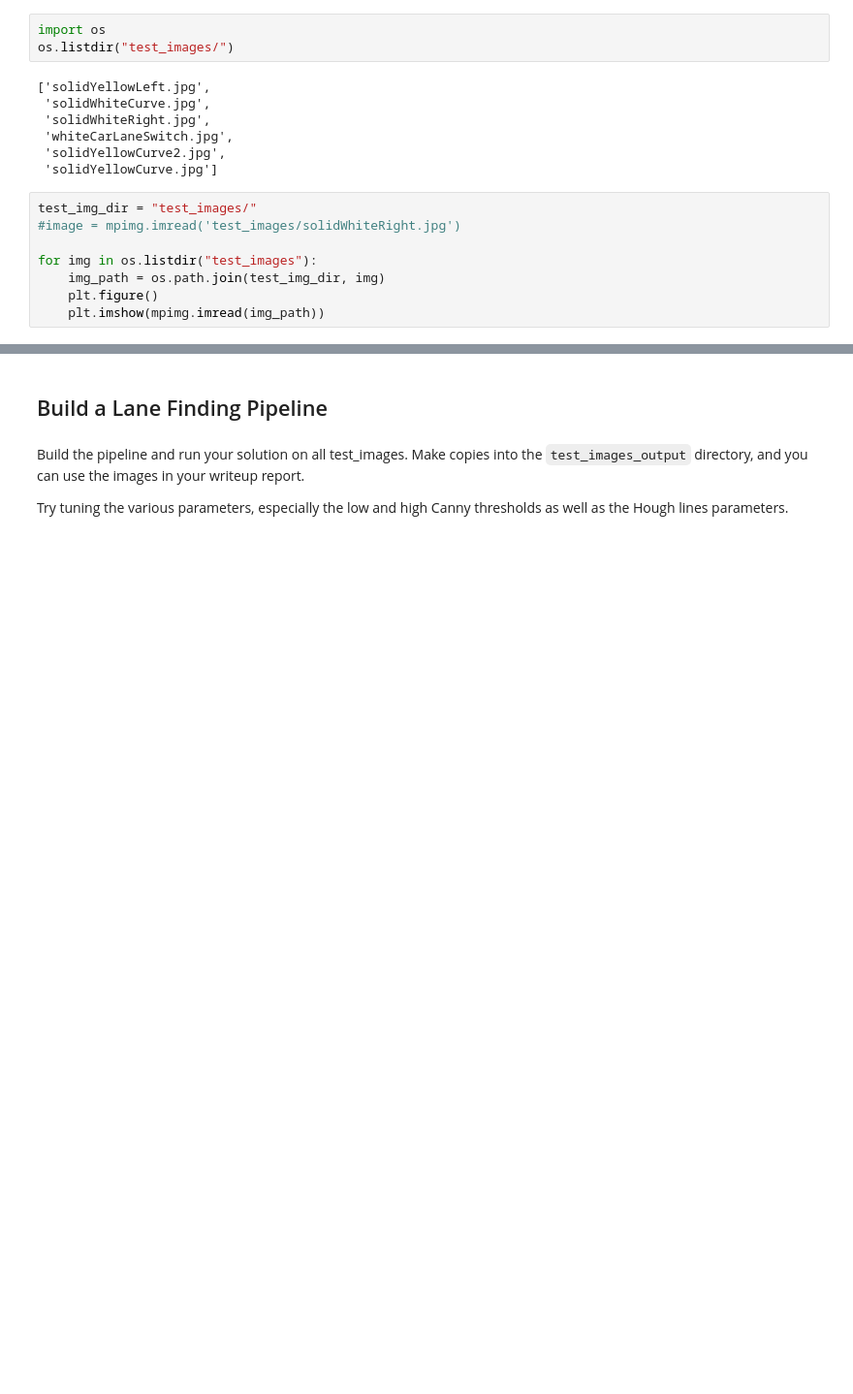
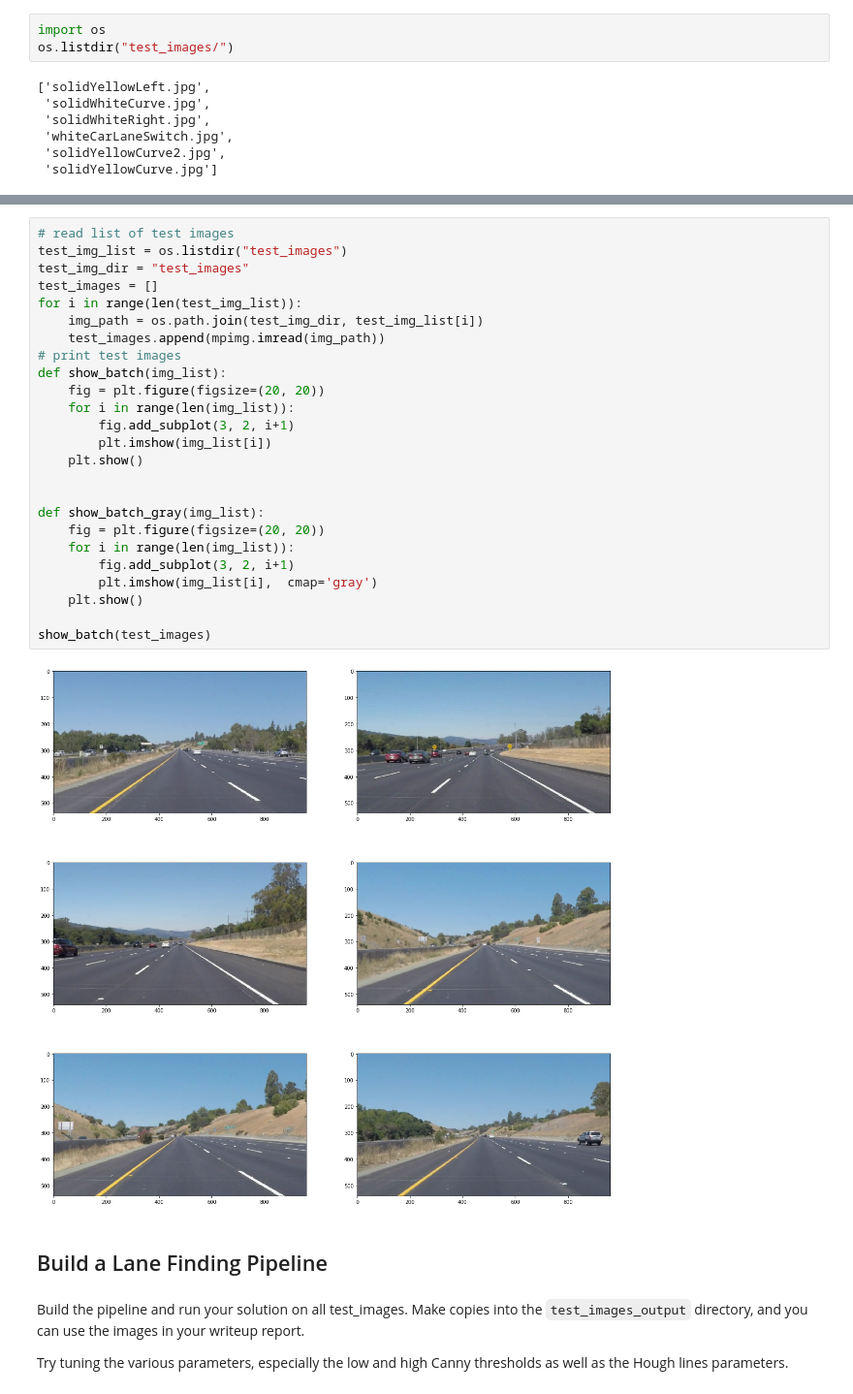
Before and after one commit to lexavtanke/CarND-LaneLines-P1, a Jupyter notebook: P1.ipynb, the cells around one changed output, grey strips where cells are left out. Shown at 97% size. Drawn from its saved outputs; the diff is of its cells as text; blank space fills up the shorter version.

```diff
--- a/P1.ipynb
+++ b/P1.ipynb
@@ -187,11 +188,3 @@ os.listdir("test_images/")
  'whiteCarLaneSwitch.jpg',
  'solidYellowCurve2.jpg',
  'solidYellowCurve.jpg']
-# %%
-test_img_dir = "test_images/"
-#image = mpimg.imread('test_images/solidWhiteRight.jpg')
-
-for img in os.listdir("test_images"):
-    img_path = os.path.join(test_img_dir, img)
-    plt.figure()
-    plt.imshow(mpimg.imread(img_path))
@@ -205,3 +191,30 @@ for img in os.listdir("test_images"):
+# %%
+# read list of test images
+test_img_list = os.listdir("test_images")
+test_img_dir = "test_images"
+test_images = []
+for i in range(len(test_img_list)):
+    img_path = os.path.join(test_img_dir, test_img_list[i])
+    test_images.append(mpimg.imread(img_path))
+# print test images
+def show_batch(img_list):
+    fig = plt.figure(figsize=(20, 20))
+    for i in range(len(img_list)):
+        fig.add_subplot(3, 2, i+1)
+        plt.imshow(img_list[i])
+    plt.show()
+
+
+def show_batch_gray(img_list):
+    fig = plt.figure(figsize=(20, 20))
+    for i in range(len(img_list)):
+        fig.add_subplot(3, 2, i+1)
+        plt.imshow(img_list[i],  cmap='gray')
+    plt.show()
+
+show_batch(test_images)
+# %% [output]
+[figure, added]
 # %% [markdown]
 ## Build a Lane Finding Pipeline
 # %% [markdown]
```
Also changed, not shown: parts of 15 cells of this notebook.
